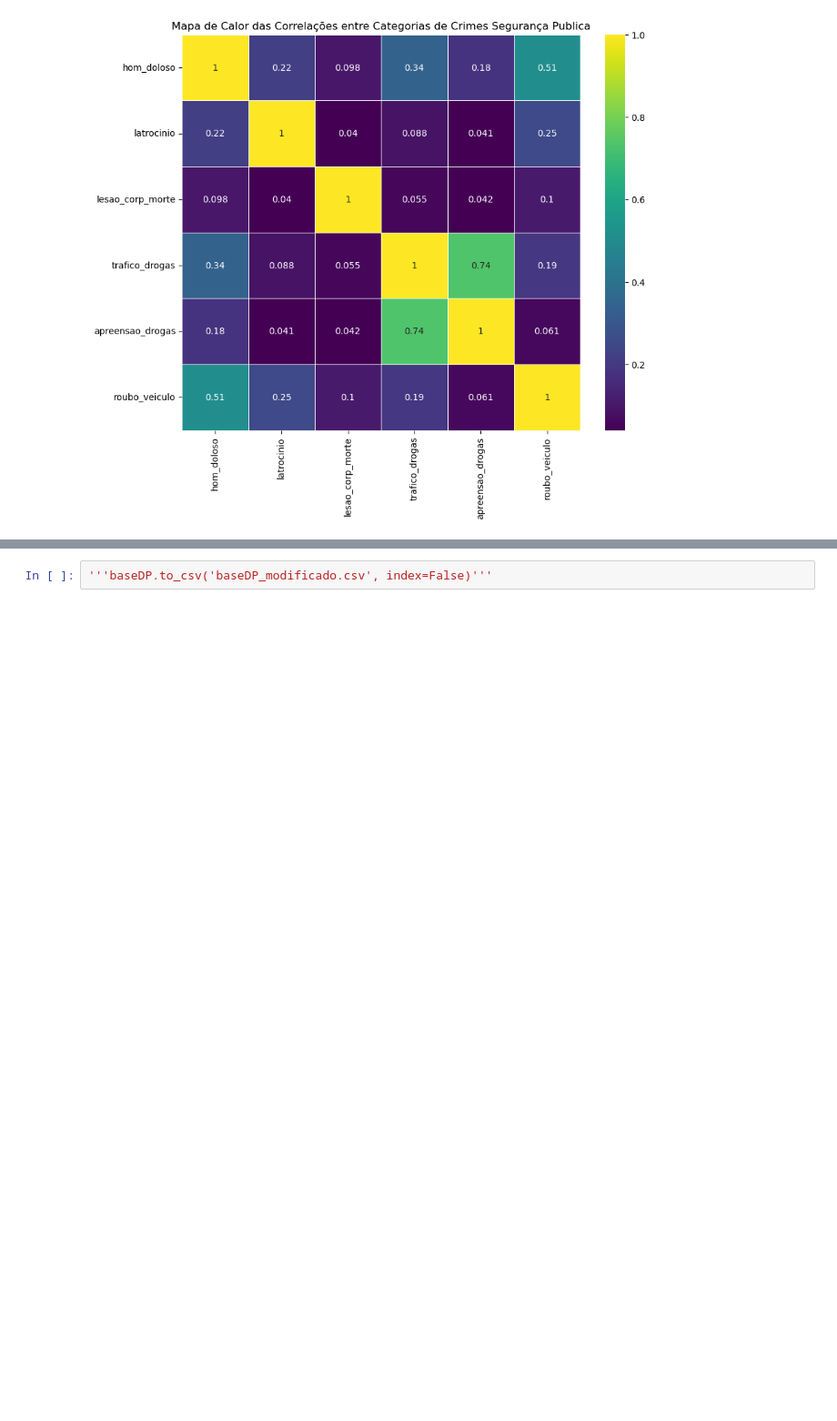
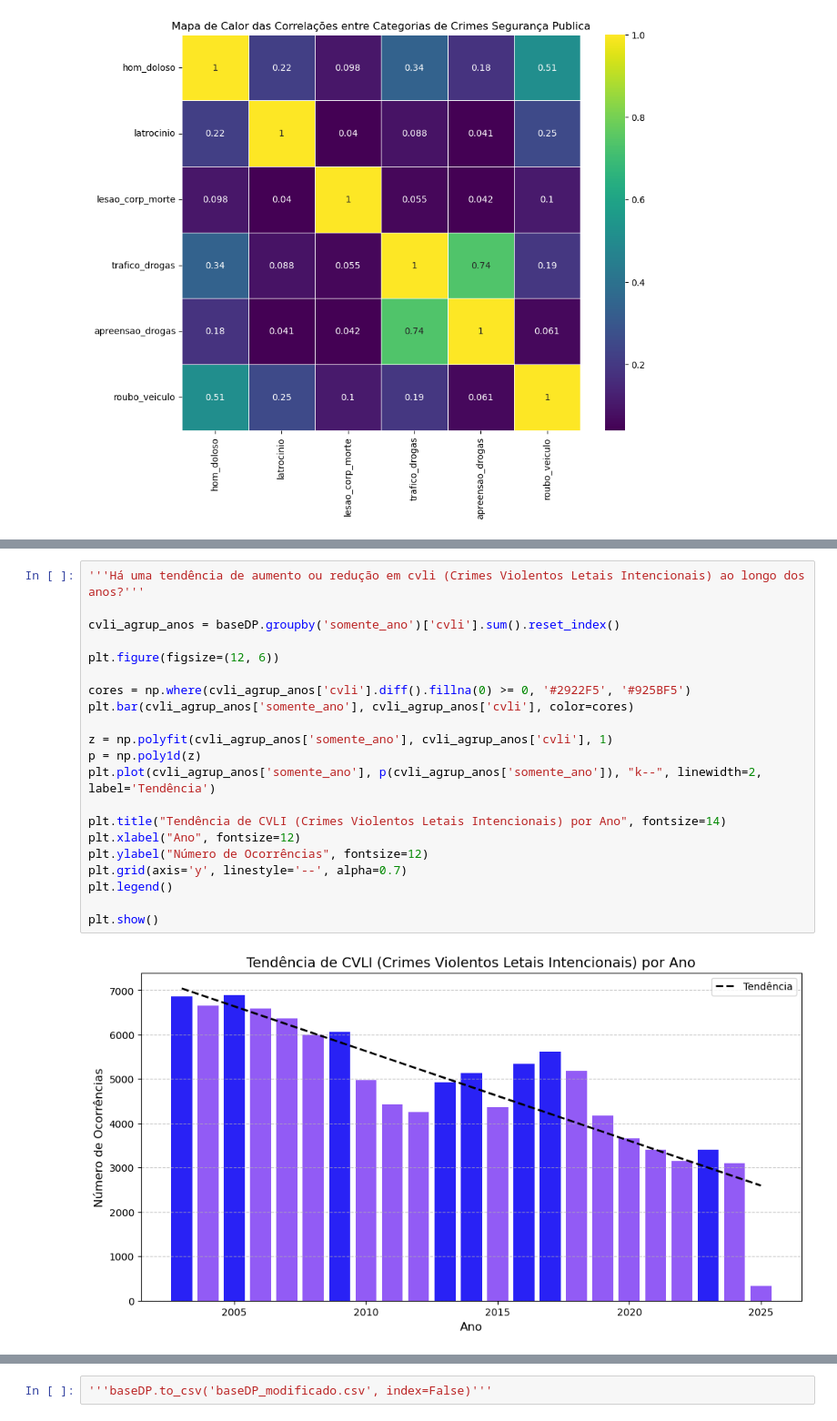
Before and after one commit to mt076/Projetos-, a Jupyter notebook: Explo_Limp.ipynb, the cells around one changed output, grey strips where cells are left out. Shown: that part at 91% size. Cells and saved outputs as stored; diff of their text form; blank space fills up the shorter version.

```diff
--- a/Explo_Limp.ipynb
+++ b/Explo_Limp.ipynb
@@ -359,0 +413,23 @@ plt.show()
+# %%
+'''Há uma tendência de aumento ou redução em cvli (Crimes Violentos Letais Intencionais) ao longo dos anos?'''
+
+cvli_agrup_anos = baseDP.groupby('somente_ano')['cvli'].sum().reset_index()
+
+plt.figure(figsize=(12, 6))
+
+cores = np.where(cvli_agrup_anos['cvli'].diff().fillna(0) >= 0, '#2922F5', '#925BF5')
+plt.bar(cvli_agrup_anos['somente_ano'], cvli_agrup_anos['cvli'], color=cores)
+
+z = np.polyfit(cvli_agrup_anos['somente_ano'], cvli_agrup_anos['cvli'], 1)
+p = np.poly1d(z)
+plt.plot(cvli_agrup_anos['somente_ano'], p(cvli_agrup_anos['somente_ano']), "k--", linewidth=2, label='Tendência')
+
+plt.title("Tendência de CVLI (Crimes Violentos Letais Intencionais) por Ano", fontsize=14)
+plt.xlabel("Ano", fontsize=12)
+plt.ylabel("Número de Ocorrências", fontsize=12)
+plt.grid(axis='y', linestyle='--', alpha=0.7)
+plt.legend()
+
+plt.show()
+# %% [output]
+[figure, added]
```
Also changed, not shown: parts of 13 cells of this notebook, 1 other file.
